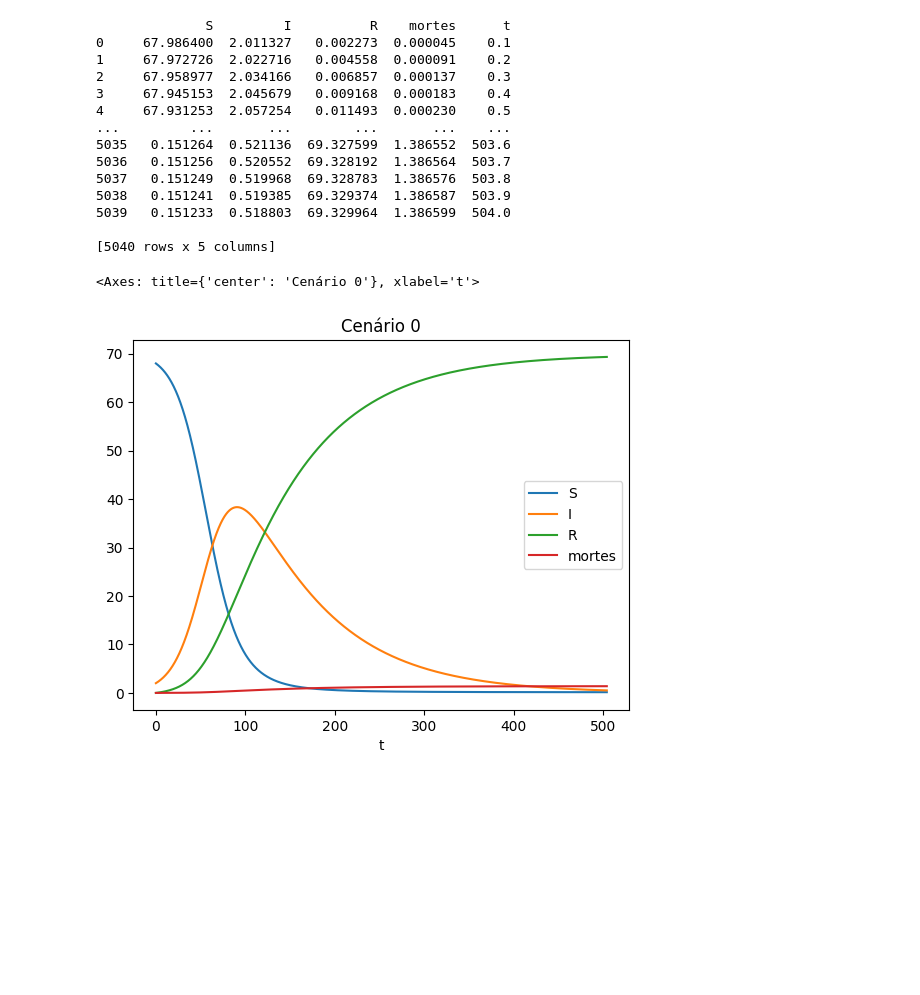
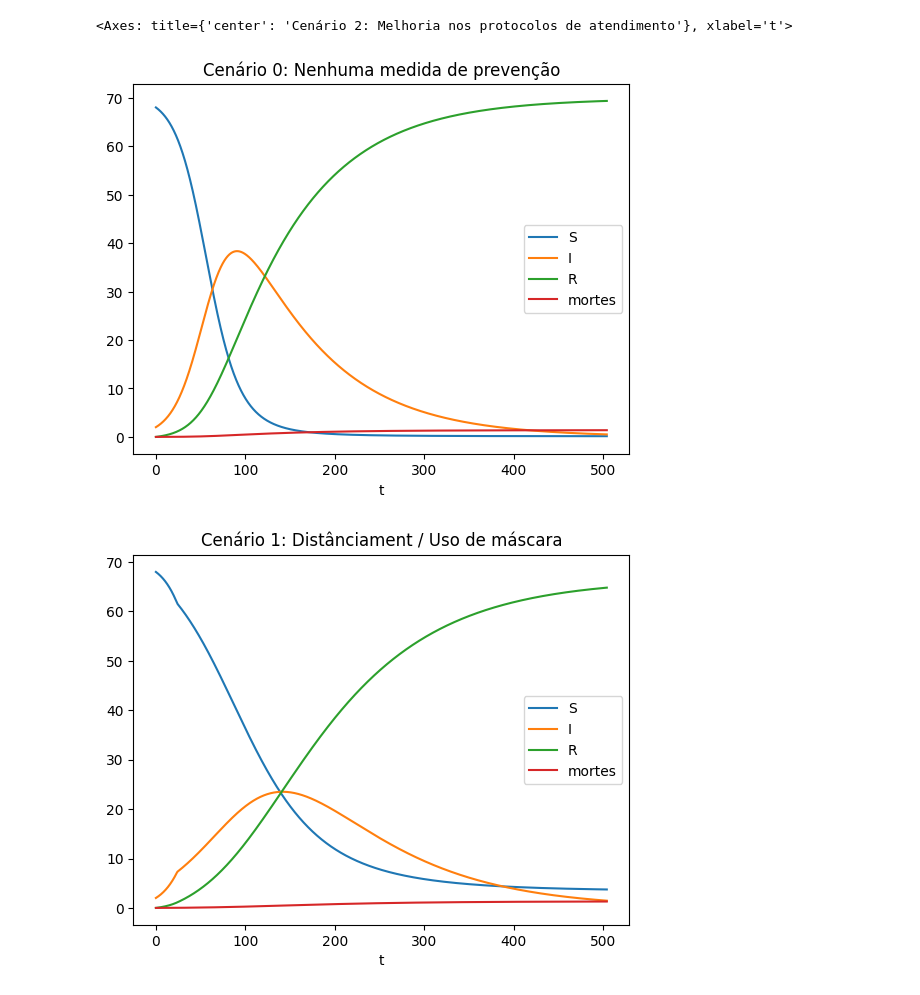
Before and after one commit to andrefernandeslp1/modelagem-computacional, a Jupyter notebook: modelagem.ipynb, the cells around one changed output. Cells and saved outputs as stored; diff of their text form; code cells hidden in the pictures; blank space fills up the shorter version.

```diff
--- a/modelagem.ipynb
+++ b/modelagem.ipynb
@@ -92,21 +87,4 @@ while cenario0.t <= cenario0.periodo:
 df_c0 = pd.DataFrame(data_c0)
 #print(df_c0)
 #plotar gráfico do cenário 0 com matplotlib
-df_c0.plot(x="t", y=["S", "I", "R", "mortes"], title="Cenário 0")
+#df_c0.plot(x="t", y=["S", "I", "R", "mortes"], title="Cenário 0: Nenhuma medida de prevenção")
-# %% [output]
-              S         I          R    mortes      t
-0     67.986400  2.011327   0.002273  0.000045    0.1
-1     67.972726  2.022716   0.004558  0.000091    0.2
-2     67.958977  2.034166   0.006857  0.000137    0.3
-3     67.945153  2.045679   0.009168  0.000183    0.4
-4     67.931253  2.057254   0.011493  0.000230    0.5
-...         ...       ...        ...       ...    ...
-5035   0.151264  0.521136  69.327599  1.386552  503.6
-5036   0.151256  0.520552  69.328192  1.386564  503.7
-5037   0.151249  0.519968  69.328783  1.386576  503.8
-5038   0.151241  0.519385  69.329374  1.386587  503.9
-5039   0.151233  0.518803  69.329964  1.386599  504.0
-
-[5040 rows x 5 columns]
-<Axes: title={'center': 'Cenário 0'}, xlabel='t'>
-[figure, removed]
@@ -112,0 +115,33 @@ df_c0.plot(x="t", y=["S", "I", "R", "mortes"], title="Cenário 0")
+# %%
+cenario2.calcular_b_k()
+data_c2 = {"S": [], "I": [], "R": [], "mortes": [], "t": []}
+while cenario2.t < cenario2.periodo:
+    cenario2.calcular_sir()
+    data_c2["S"].append(cenario2.S)
+    data_c2["I"].append(cenario2.I)
+    data_c2["R"].append(cenario2.R)
+    data_c2["mortes"].append(cenario2.mortes)
+    data_c2["t"].append(cenario2.t)
+
+    if cenario2.t > cenario2.tempoT_k2: break
+
+cenario2.T_k = cenario2.T_k2
+cenario2.calcular_b_k()
+while cenario2.t < cenario2.periodo:
+    cenario2.calcular_sir()
+    data_c2["S"].append(cenario2.S)
+    data_c2["I"].append(cenario2.I)
+    data_c2["R"].append(cenario2.R)
+    data_c2["mortes"].append(cenario2.mortes)
+    data_c2["t"].append(cenario2.t)
+
+df_c2 = pd.DataFrame(data_c2)
+#df_c2.plot(x="t", y=["S", "I", "R", "mortes"], title="Cenário 2: Melhoria nos protocolos de atendimento")
+# %%
+df_c0.plot(x="t", y=["S", "I", "R", "mortes"], title="Cenário 0: Nenhuma medida de prevenção")
+df_c1.plot(x="t", y=["S", "I", "R", "mortes"], title="Cenário 1: Distânciament / Uso de máscara")
+df_c2.plot(x="t", y=["S", "I", "R", "mortes"], title="Cenário 2: Melhoria nos protocolos de atendimento")
+# %% [output]
+<Axes: title={'center': 'Cenário 2: Melhoria nos protocolos de atendimento'}, xlabel='t'>
+[figure, added]
+[figure, added]
```
Also changed, not shown: parts of 5 cells of this notebook.
